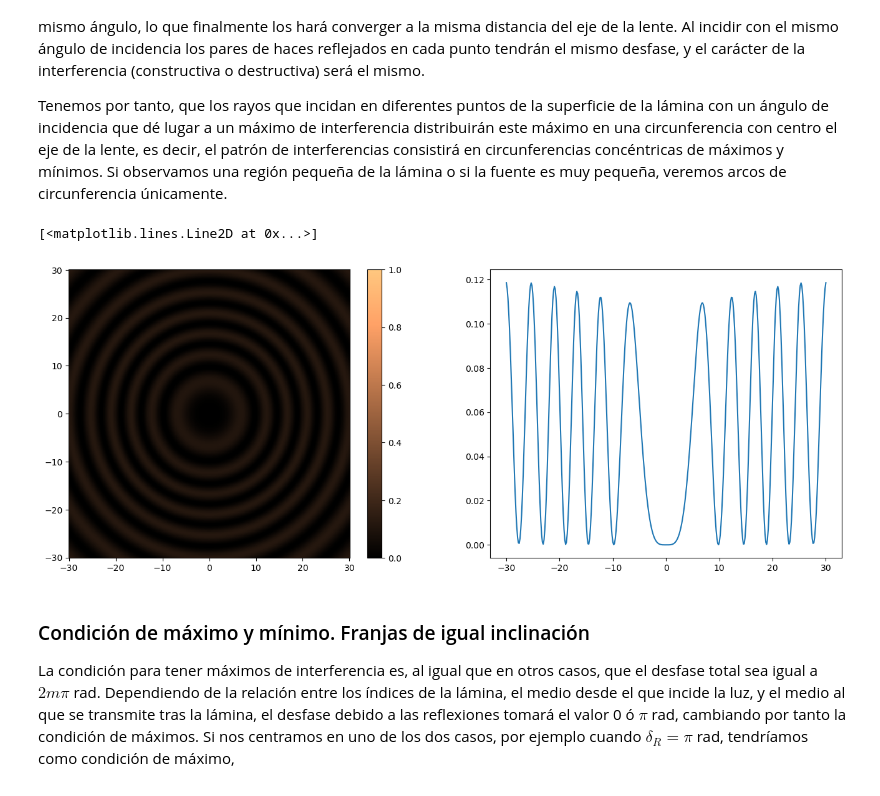
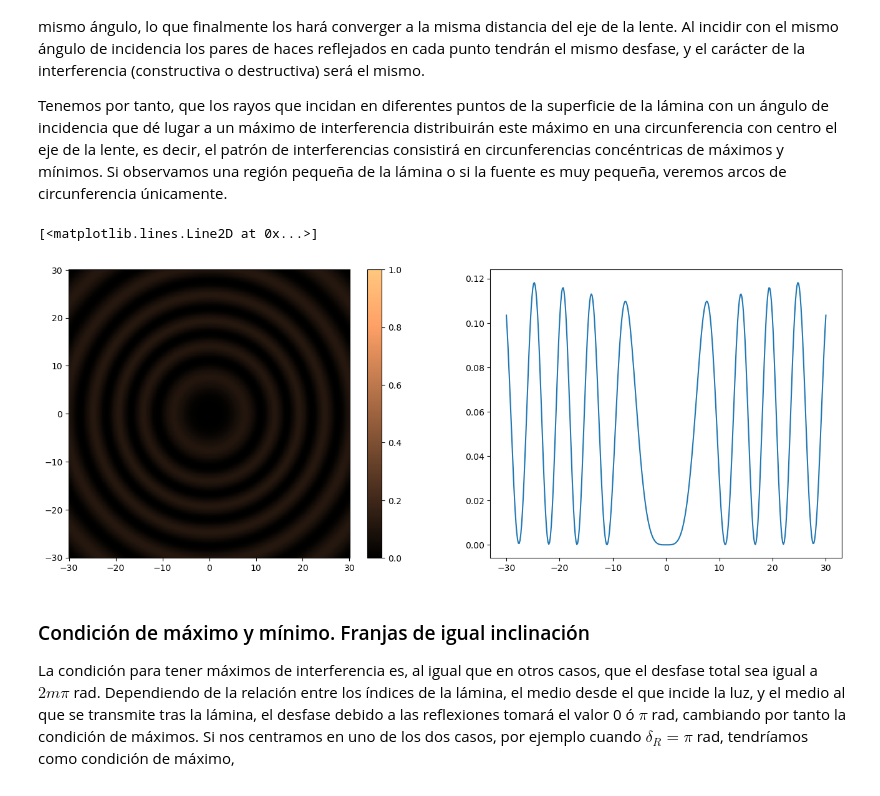
Before and after one commit to ecabreragranado/LibroOFII, a Jupyter notebook: _build/jupyter_execute/Laminas_planoparalelas/Laminas_planoparalelas.ipynb, the cells around one changed output. Saved outputs shown, nothing was run; the diff lists cells and outputs as text; code cells hidden in the pictures.

```diff
--- a/_build/jupyter_execute/Laminas_planoparalelas/Laminas_planoparalelas.ipynb
+++ b/_build/jupyter_execute/Laminas_planoparalelas/Laminas_planoparalelas.ipynb
@@ -131,44 +131,46 @@ Anteriormente hemos comentado que las ondas reflejadas en ambas caras salen prop
 
 Tenemos por tanto, que los rayos que incidan en diferentes puntos de la superficie de la lámina con un ángulo de incidencia que dé lugar a un máximo de interferencia distribuirán este máximo en una circunferencia con centro el eje de la lente, es decir, el patrón de interferencias consistirá en circunferencias concéntricas de máximos y mínimos. Si observamos una región pequeña de la lámina o si la fuente es muy pequeña, veremos arcos de circunferencia únicamente.
 # %%
-# MODIFICAR ESTE VALOR PARA VER COMO CAMBIA LA FIGURA
+
 from numpy import *
 from matplotlib.pyplot import *
 ####################
 fig = figure(figsize=(16,6))
+# MODIFICAR ESTOS VALORES PARA VER COMO CAMBIA LA FIGURA
+#################
 Lambda =600 #(nm)
 n = 1.4 # índice de refracción de la lámina
-e = 20*Lambda/n # escogemos el espesor de la lámina (en nm)
+e = 16*Lambda/n # escogemos el espesor de la lámina (en nm)
 focal =30 # focal de la lente (mm)
+################
 x = np.linspace(-30,30,400)
 [X,Y] = meshgrid(x,x)
 rho =  np.sqrt(X**2 + Y**2) #(mm)
 theta_i = arctan2(rho,focal)
 theta_t = arcsin((1.0/n)*sin(theta_i))
 
 deltaG = (4.0*pi/Lambda)*n*e*cos(theta_t)
 deltaR = pi
 
 r1 = (cos(theta_i) - n*cos(theta_t))/(cos(theta_i)+n*cos(theta_t))
 t1 = 2*cos(theta_i)/(cos(theta_i)+n*cos(theta_t))
 t1p=2*n*cos(theta_t)/(cos(theta_i)+n*cos(theta_t))
 r2 = (n*cos(theta_t) - cos(theta_i))/(cos(theta_i)+n*cos(theta_t))
 
 #i0=1;
 i0=1*cos(theta_i)
 i1= cos(theta_i)*i0*r1**2
 i2 =cos(theta_t)*cos(theta_i)*i0*(r2*t1*t1p)**2
 
 I_t = i1 +i2 + 2*sqrt(i1*i2)*cos(deltaG + deltaR)
 subplot(1,2,1)
 pcolormesh(X,Y,I_t,cmap=cm.copper,vmin=0,vmax=1);
 colorbar()
 subplot(1,2,2)
 plot(x,I_t[:,I_t.shape[1]//2])
-## algo está mal porque en el centro debería ser un mínimo si no me equivoco..
 # %% [output]
 [<matplotlib.lines.Line2D at 0x...>]
-[figure, old version]
+[figure, new version]
 # %% [markdown]
 
 ### Condición de máximo y mínimo. Franjas de igual inclinación
```
Also changed, not shown: 55 other files.
